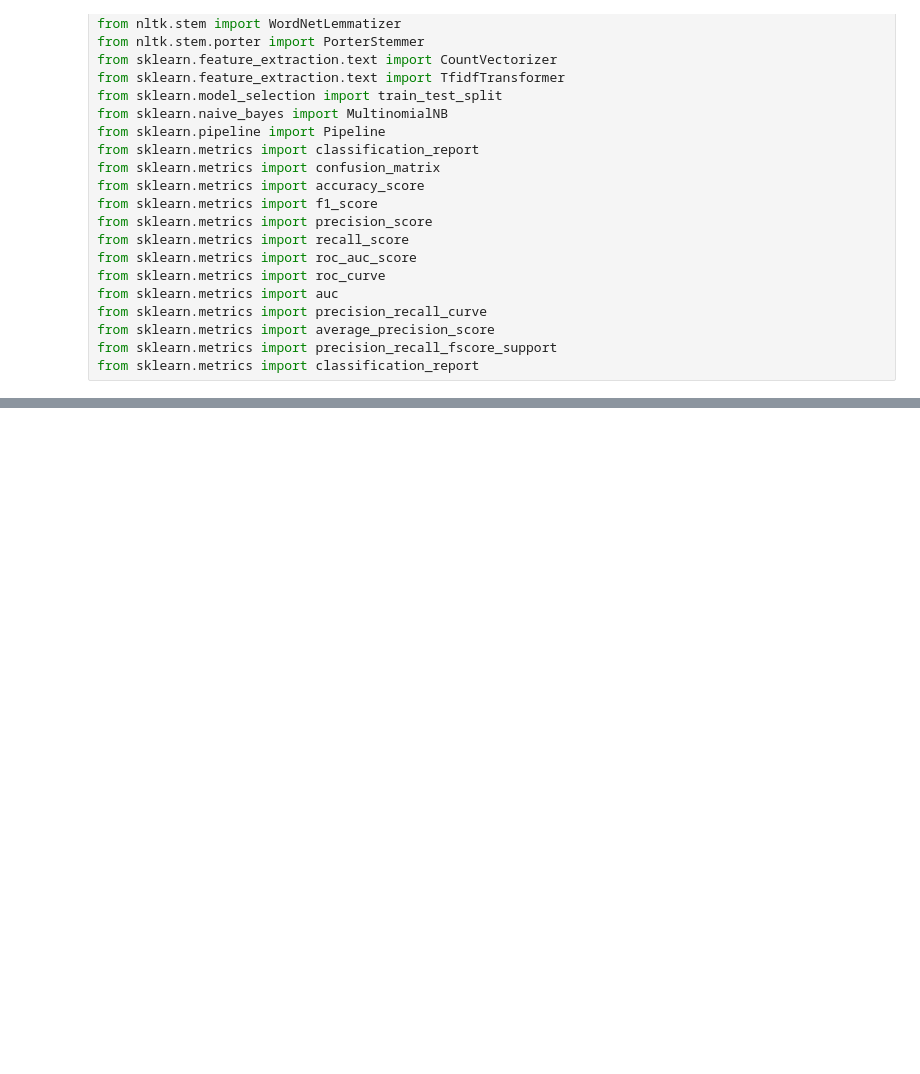
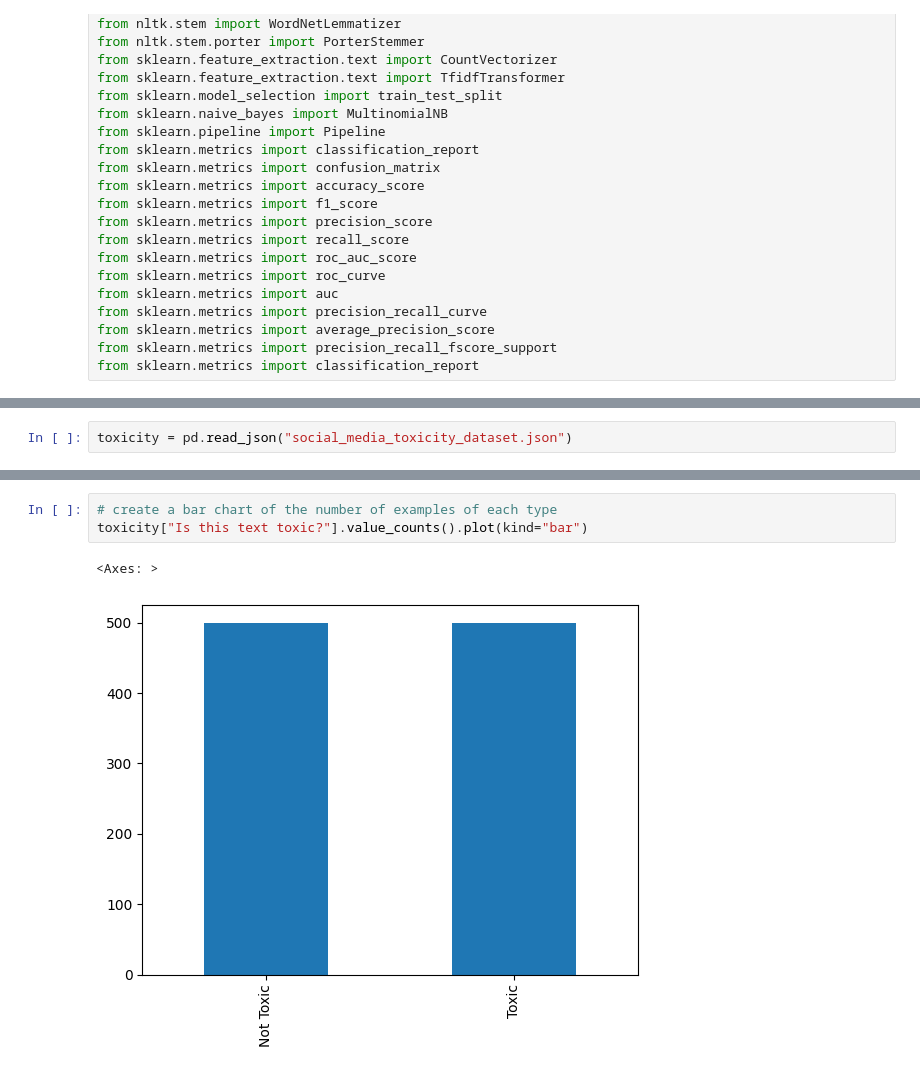
Before and after one commit to jwc20/toxicity-and-profanity-notebook, a Jupyter notebook: toxicity.ipynb, the cells around one changed output, grey strips where cells are left out. Cells and saved outputs as stored; diff of their text form; blank space fills up the shorter version.

Commit message:
Update notebook with testing for social media toxicity dataset.

```diff
--- a/toxicity.ipynb
+++ b/toxicity.ipynb
@@ -32,0 +31,2 @@ toxicity = pd.read_csv("t")
+# %%
+toxicity = pd.read_json("social_media_toxicity_dataset.json")
@@ -32,0 +51,6 @@ toxicity = pd.read_csv("t")
+# %%
+# create a bar chart of the number of examples of each type
+toxicity["Is this text toxic?"].value_counts().plot(kind="bar")
+# %% [output]
+<Axes: >
+[figure, added]
```
Also changed, not shown: parts of 27 cells of this notebook.
